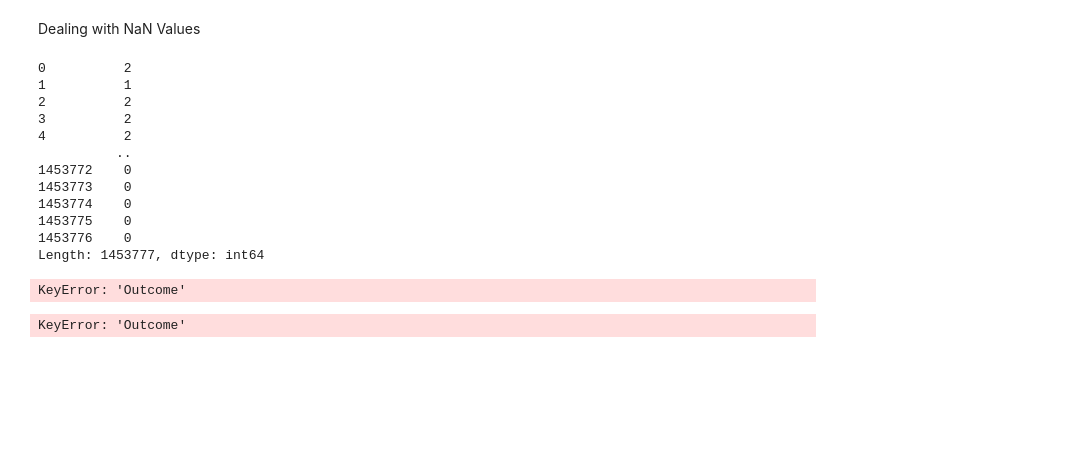
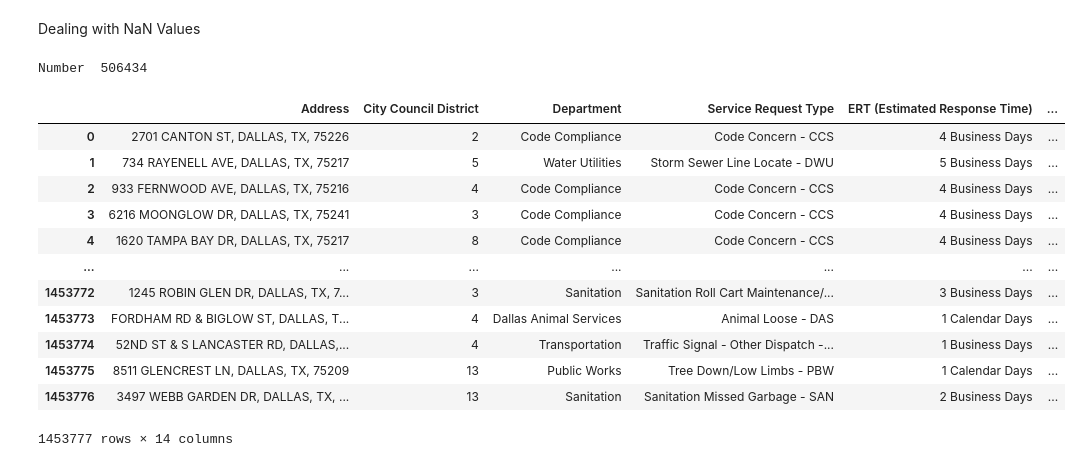
Before and after one commit to PranavShidlaghatta/Urban_Echo, a Jupyter notebook: cleaning.ipynb, the cells around one changed output. Drawn from its saved outputs; the diff is of its cells as text; code cells hidden in the pictures; blank space fills up the shorter version.

Commit message:
Updates on how to deal with NaN values

```diff
--- a/cleaning.ipynb
+++ b/cleaning.ipynb
@@ -85,47 +88,51 @@ Dealing with NaN Values
 # %%
 #predictive maintenance btw lol
 
+#Number  506434
 
-# row_nan_count_method2 = df311.isnull().sum(axis=1)
-# print(row_nan_count_method2)
-
-nan_count = df311["Outcome"].isna().sum()
-print(f"Number of NaN values in Outcome column: {nan_count}")
-
+row_nan_count_method2 = df311["Outcome"].isna().sum()
+print(f"Number  {row_nan_count_method2}")
 
 # Seems like there's one in every row ( ﾉ ﾟｰﾟ)ﾉ
 # %% [output]
-0          2
-1          1
-2          2
-3          2
-4          2
-          ..
-1453772    0
-1453773    0
-1453774    0
-1453775    0
-1453776    0
-Length: 1453777, dtype: int64
+Number  506434
 # %%
-#df311 = df311['Outcome'].str.strip()
+#df311 = df311['Outcome'].astype(str))
+#see if we want to convert to this.
 
-df311["Outcome"].head(10)
+# df311["Outcome"].head(10)
 
 # now lets run a count again
 # row_nan_count_method2 = df311.isnull().sum(axis=1)
 # print(row_nan_count_method2)
-# %% [output]
-KeyError: 'Outcome'
 # %%
-df311 = df311["Outcome"].str.strip()
+#df311 = df311["Outcome"].str.strip()
 
-# now lets run a count again
-row_nan_count_method2 = df311.isnull().sum(axis=1)
-print(row_nan_count_method2)
+# # now lets run a count again
+# row_nan_count_method2 = df311.isnull().sum(axis=1)
+# print(row_nan_count_method2)
 
 
 
 # it seems like strip is causing a conflict with self and key..  ..
+
+
+
+df311['Outcome'] = df311['Outcome'].fillna('Unknown')
+df311['Overall Service Request Due Date'] = df311['Overall Service Request Due Date'].fillna('Unknown')
-# %% [output]
-KeyError: 'Outcome'
+# %%
+df311
+# %% [output]
+|  | Address | City Council District | Department | Service Request Type | ERT (Estimated Response Time) | ... |
+| 0 | 2701 CANTON ST, DALLAS, TX, 75226 | 2 | Code Compliance | Code Concern - CCS | 4 Business Days | ... |
+| 1 | 734 RAYENELL AVE, DALLAS, TX, 75217 | 5 | Water Utilities | Storm Sewer Line Locate - DWU | 5 Business Days | ... |
+| 2 | 933 FERNWOOD AVE, DALLAS, TX, 75216 | 4 | Code Compliance | Code Concern - CCS | 4 Business Days | ... |
+| 3 | 6216 MOONGLOW DR, DALLAS, TX, 75241 | 3 | Code Compliance | Code Concern - CCS | 4 Business Days | ... |
+| 4 | 1620 TAMPA BAY DR, DALLAS, TX, 75217 | 8 | Code Compliance | Code Concern - CCS | 4 Business Days | ... |
+| ... | ... | ... | ... | ... | ... | ... |
+| 1453772 | 1245 ROBIN GLEN DR, DALLAS, TX, 7... | 3 | Sanitation | Sanitation Roll Cart Maintenance/... | 3 Business Days | ... |
+| 1453773 | FORDHAM RD & BIGLOW ST, DALLAS, T... | 4 | Dallas Animal Services | Animal Loose - DAS | 1 Calendar Days | ... |
+| 1453774 | 52ND ST & S LANCASTER RD, DALLAS,... | 4 | Transportation | Traffic Signal - Other Dispatch -... | 1 Business Days | ... |
+| 1453775 | 8511 GLENCREST LN, DALLAS, TX, 75209 | 13 | Public Works | Tree Down/Low Limbs - PBW | 1 Calendar Days | ... |
+| 1453776 | 3497 WEBB GARDEN DR, DALLAS, TX, ... | 13 | Sanitation | Sanitation Missed Garbage - SAN | 2 Business Days | ... |
+1453777 rows × 14 columns
```
Also changed, not shown: parts of 2 cells of this notebook.
